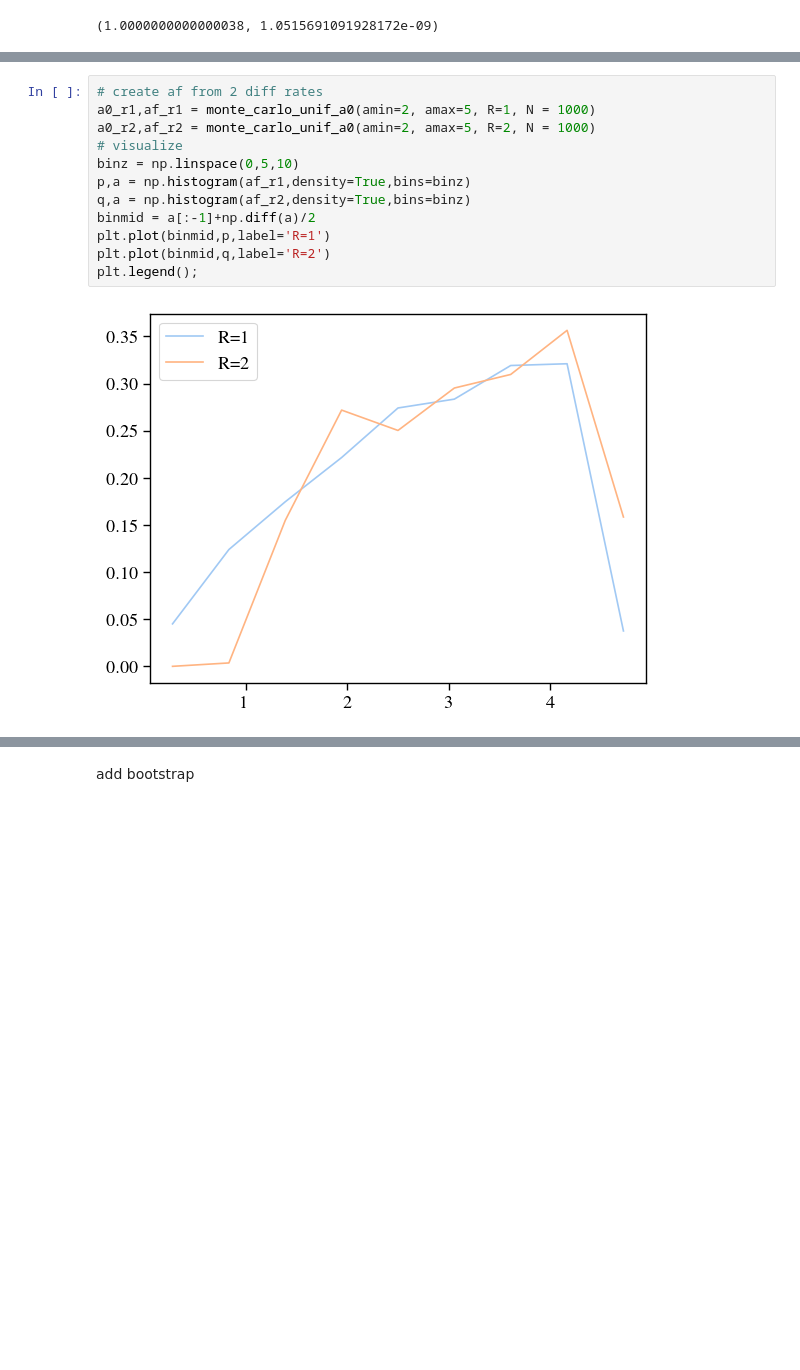
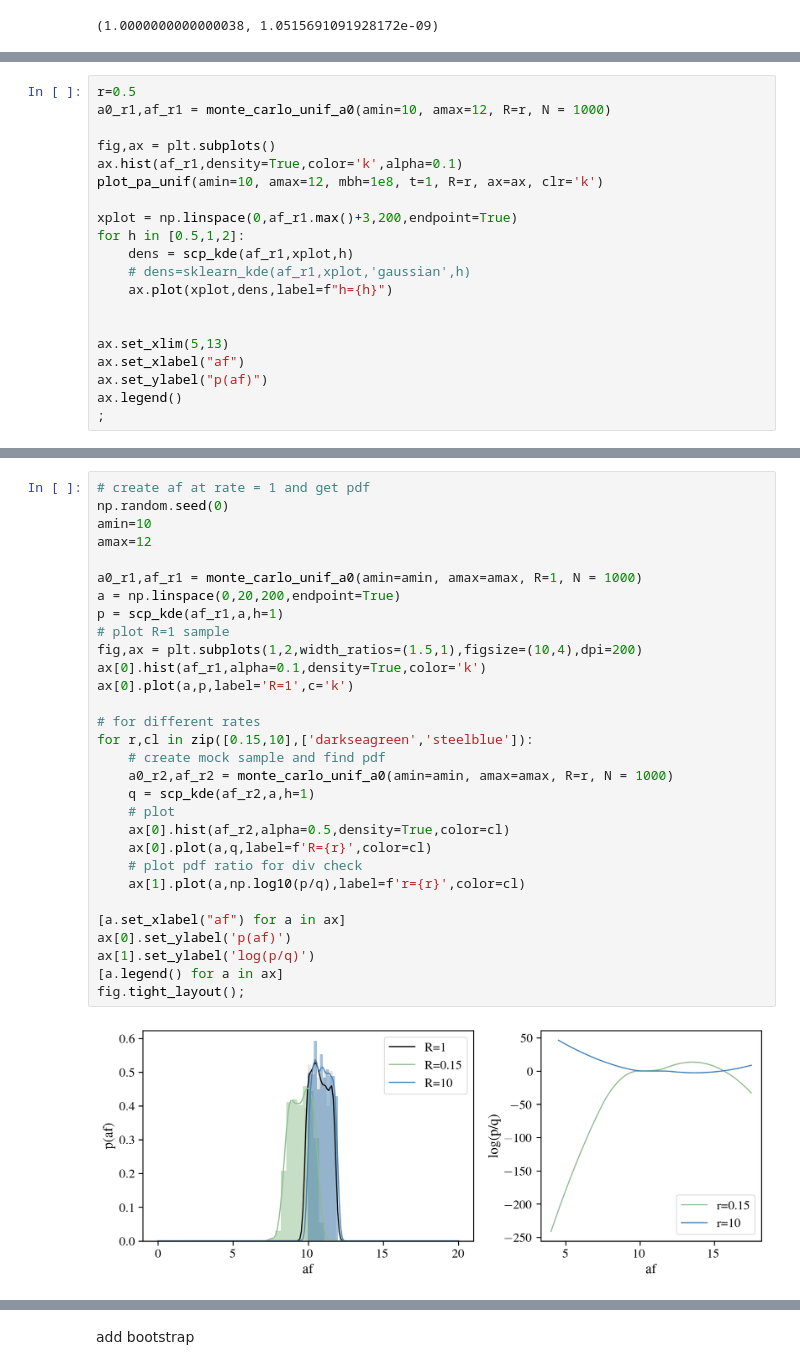
Before and after one commit to insepien/dftime, a Jupyter notebook: analytics.ipynb, the cells around one changed output, grey strips where cells are left out. Drawn from its saved outputs; the diff is of its cells as text; blank space fills up the shorter version.

```diff
--- a/analytics.ipynb
+++ b/analytics.ipynb
@@ -146,0 +165,20 @@ Try KL divergence
+# %%
+r=0.5
+a0_r1,af_r1 = monte_carlo_unif_a0(amin=10, amax=12, R=r, N = 1000)
+
+fig,ax = plt.subplots()
+ax.hist(af_r1,density=True,color='k',alpha=0.1)
+plot_pa_unif(amin=10, amax=12, mbh=1e8, t=1, R=r, ax=ax, clr='k')
+
+xplot = np.linspace(0,af_r1.max()+3,200,endpoint=True)
+for h in [0.5,1,2]:
+    dens = scp_kde(af_r1,xplot,h)
+    # dens=sklearn_kde(af_r1,xplot,'gaussian',h)
+    ax.plot(xplot,dens,label=f"h={h}")
+
+
+ax.set_xlim(5,13)
+ax.set_xlabel("af")
+ax.set_ylabel("p(af)")
+ax.legend()
+;
@@ -147,15 +191,33 @@ Try KL divergence
 # %%
-# create af from 2 diff rates
-a0_r1,af_r1 = monte_carlo_unif_a0(amin=2, amax=5, R=1, N = 1000)
-a0_r2,af_r2 = monte_carlo_unif_a0(amin=2, amax=5, R=2, N = 1000)
-# visualize
-binz = np.linspace(0,5,10)
-p,a = np.histogram(af_r1,density=True,bins=binz)
-q,a = np.histogram(af_r2,density=True,bins=binz)
-binmid = a[:-1]+np.diff(a)/2
-plt.plot(binmid,p,label='R=1')
-plt.plot(binmid,q,label='R=2')
-plt.legend();
+# create af at rate = 1 and get pdf
+np.random.seed(0)
+amin=10
+amax=12
+
+a0_r1,af_r1 = monte_carlo_unif_a0(amin=amin, amax=amax, R=1, N = 1000)
+a = np.linspace(0,20,200,endpoint=True)
+p = scp_kde(af_r1,a,h=1)
+# plot R=1 sample
+fig,ax = plt.subplots(1,2,width_ratios=(1.5,1),figsize=(10,4),dpi=200)
+ax[0].hist(af_r1,alpha=0.1,density=True,color='k')
+ax[0].plot(a,p,label='R=1',c='k')
+
+# for different rates
+for r,cl in zip([0.15,10],['darkseagreen','steelblue']):
+    # create mock sample and find pdf
+    a0_r2,af_r2 = monte_carlo_unif_a0(amin=amin, amax=amax, R=r, N = 1000)
+    q = scp_kde(af_r2,a,h=1)
+    # plot
+    ax[0].hist(af_r2,alpha=0.5,density=True,color=cl)
+    ax[0].plot(a,q,label=f'R={r}',color=cl)
+    # plot pdf ratio for div check
+    ax[1].plot(a,np.log10(p/q),label=f'r={r}',color=cl)
+
+[a.set_xlabel("af") for a in ax]
+ax[0].set_ylabel('p(af)')
+ax[1].set_ylabel('log(p/q)')
+[a.legend() for a in ax]
+fig.tight_layout();
 # %% [output]
-[figure, old version]
+[figure, new version]
 # %%
```
Also changed, not shown: parts of 21 cells of this notebook.
